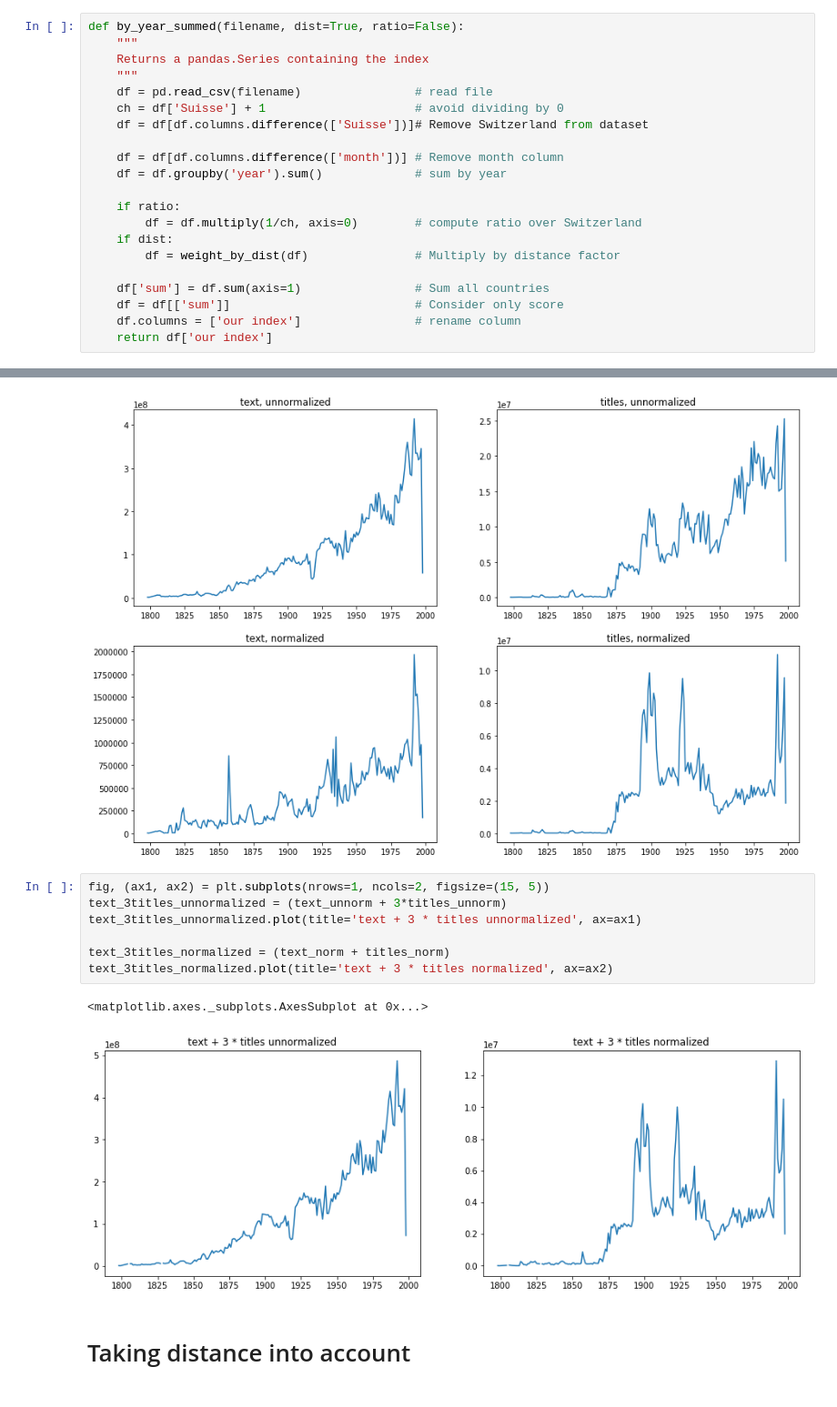
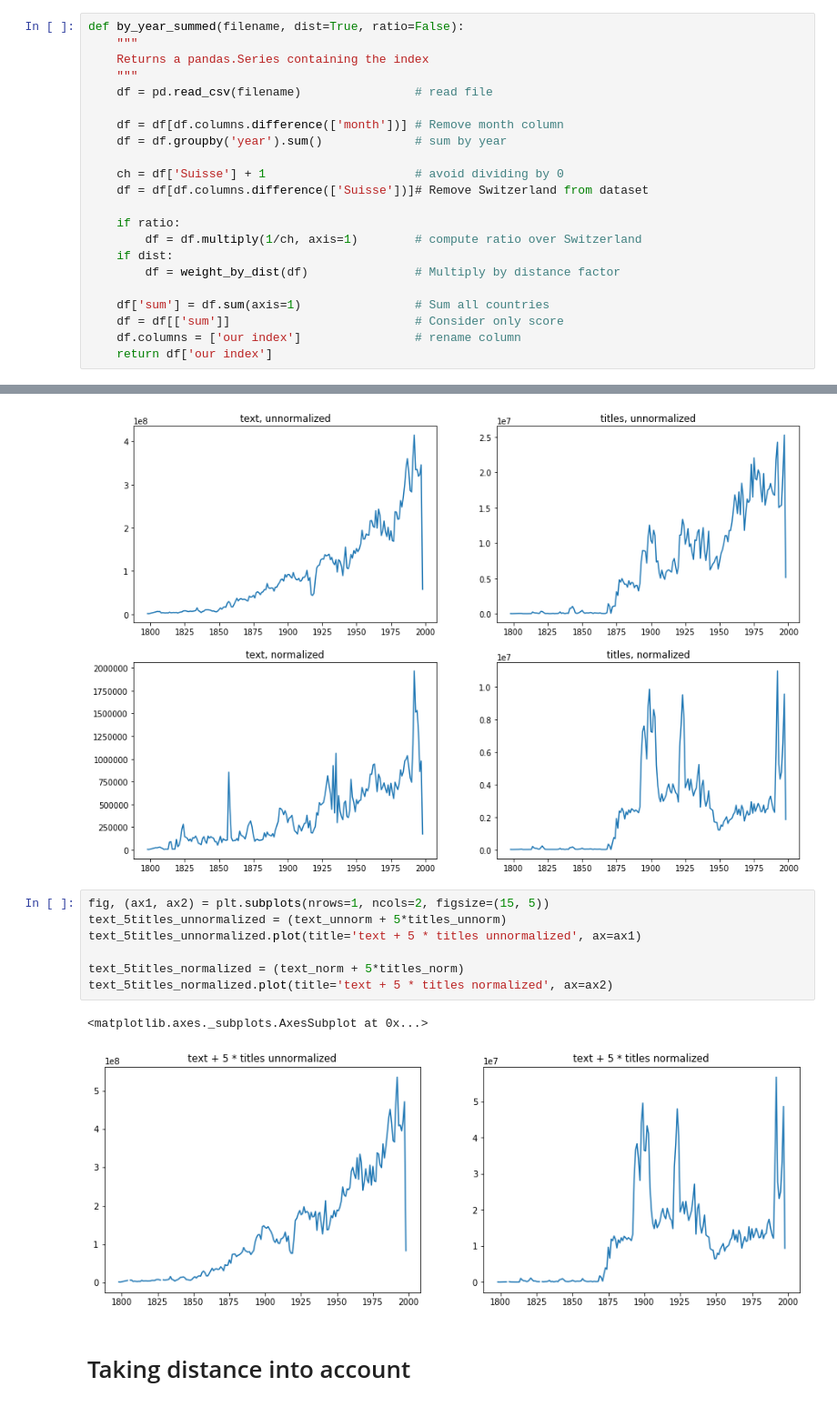
Before and after one commit to Amaumaury/shs-project, a Jupyter notebook: index_from_counts/IndexFromCSV.ipynb, the cells around one changed output, grey strips where cells are left out. Shown at 91% size. Saved outputs shown, nothing was run; the diff lists cells and outputs as text.

```diff
--- a/index_from_counts/IndexFromCSV.ipynb
+++ b/index_from_counts/IndexFromCSV.ipynb
@@ -58,14 +59,15 @@ def by_year_summed(filename, dist=True, ratio=False):
     Returns a pandas.Series containing the index
     """
     df = pd.read_csv(filename)                # read file
-    ch = df['Suisse'] + 1                     # avoid dividing by 0
-    df = df[df.columns.difference(['Suisse'])]# Remove Switzerland from dataset
 
     df = df[df.columns.difference(['month'])] # Remove month column
     df = df.groupby('year').sum()             # sum by year
 
+    ch = df['Suisse'] + 1                     # avoid dividing by 0
+    df = df[df.columns.difference(['Suisse'])]# Remove Switzerland from dataset
+
     if ratio:
-        df = df.multiply(1/ch, axis=0)        # compute ratio over Switzerland
+        df = df.multiply(1/ch, axis=1)        # compute ratio over Switzerland
     if dist:
         df = weight_by_dist(df)               # Multiply by distance factor
 
@@ -93,14 +95,14 @@ Text(0.5,1,'titles, normalized')
 [figure]
 # %%
 fig, (ax1, ax2) = plt.subplots(nrows=1, ncols=2, figsize=(15, 5))
-text_3titles_unnormalized = (text_unnorm + 3*titles_unnorm)
-text_3titles_unnormalized.plot(title='text + 3 * titles unnormalized', ax=ax1)
+text_5titles_unnormalized = (text_unnorm + 5*titles_unnorm)
+text_5titles_unnormalized.plot(title='text + 5 * titles unnormalized', ax=ax1)
 
-text_3titles_normalized = (text_norm + titles_norm)
-text_3titles_normalized.plot(title='text + 3 * titles normalized', ax=ax2)
+text_5titles_normalized = (text_norm + 5*titles_norm)
+text_5titles_normalized.plot(title='text + 5 * titles normalized', ax=ax2)
 # %% [output]
 <matplotlib.axes._subplots.AxesSubplot at 0x...>
-[figure, old version]
+[figure, new version]
 # %% [markdown]
 # Taking distance into account
 # %%
```
Also changed, not shown: parts of 4 cells of this notebook.
